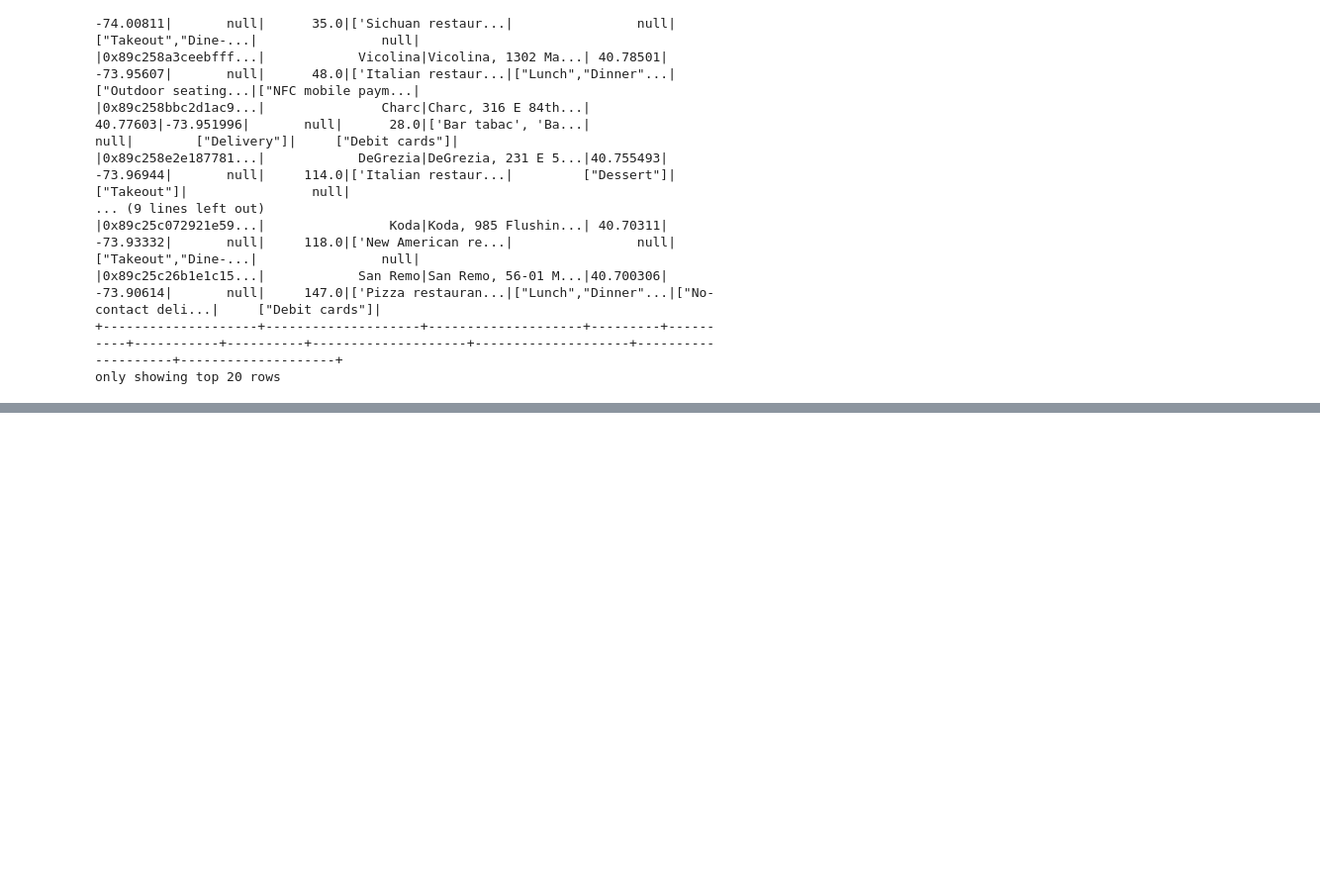
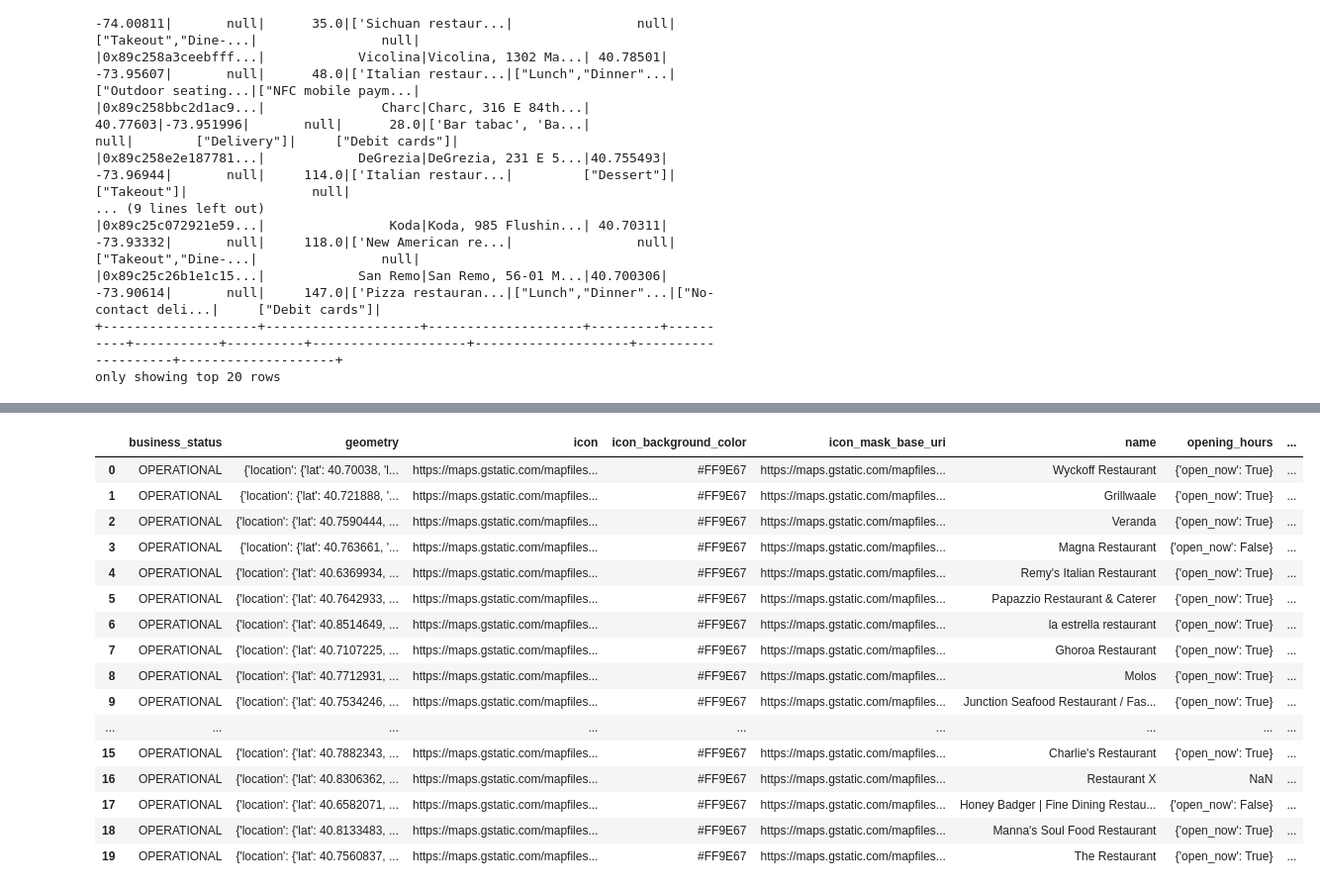
Before and after one commit to 18ezequiel/test-repo, a Jupyter notebook: arquitectura/ayuda.ipynb, the cells around one changed output, grey strips where cells are left out. Shown at 99% size. Cells and saved outputs as stored; diff of their text form; code cells hidden in the pictures; blank space fills up the shorter version.

```diff
--- a/arquitectura/ayuda.ipynb
+++ b/arquitectura/ayuda.ipynb
@@ -149,0 +306,48 @@ parquet
+# %%
+import requests
+import pandas as pd
+
+# Configura la URL base para la API de Google Places
+places_url = "https://maps.googleapis.com/maps/api/place/nearbysearch/json"
+
+# Configura los parámetros de la búsqueda
+params = {
+    "location": "40.69313,-73.57546", # coordenadas de Nueva York
+    "radius": 38224, # radio de búsqueda en metros
+    "type": "restaurant", # tipo de lugar a buscar
+    "region" : "NY",
+    "key": "AIzaSyB2v7bruAooTsZ1Xj_B022vn9I4F3SeDMQ", # clave de API de Google Maps
+    "fields": "name,geometry,types,place_id,user_ratings_total,url",
+    "keyword": "restaurant",
+}
+
+# Realiza la solicitud a la API de Places de Google Maps
+response = requests.get(places_url, params=params)
+
+# Procesa la respuesta de la API
+if response.status_code == 200:
+    # Si la respuesta es correcta, procesa la información
+    results = response.json()["results"]
+    #print(results)
+
+    df = pd.DataFrame(results)
+
+df
+# %% [output]
+|  | business_status | geometry | icon | icon_background_color | icon_mask_base_uri | name | opening_hours | ... |
+| 0 | OPERATIONAL | {'location': {'lat': 40.70038, 'l... | https://maps.gstatic.com/mapfiles... | #FF9E67 | https://maps.gstatic.com/mapfiles... | Wyckoff Restaurant | {'open_now': True} | ... |
+| 1 | OPERATIONAL | {'location': {'lat': 40.721888, '... | https://maps.gstatic.com/mapfiles... | #FF9E67 | https://maps.gstatic.com/mapfiles... | Grillwaale | {'open_now': True} | ... |
+| 2 | OPERATIONAL | {'location': {'lat': 40.7590444, ... | https://maps.gstatic.com/mapfiles... | #FF9E67 | https://maps.gstatic.com/mapfiles... | Veranda | {'open_now': True} | ... |
+| 3 | OPERATIONAL | {'location': {'lat': 40.763661, '... | https://maps.gstatic.com/mapfiles... | #FF9E67 | https://maps.gstatic.com/mapfiles... | Magna Restaurant | {'open_now': False} | ... |
+| 4 | OPERATIONAL | {'location': {'lat': 40.6369934, ... | https://maps.gstatic.com/mapfiles... | #FF9E67 | https://maps.gstatic.com/mapfiles... | Remy's Italian Restaurant | {'open_now': True} | ... |
+| 5 | OPERATIONAL | {'location': {'lat': 40.7642933, ... | https://maps.gstatic.com/mapfiles... | #FF9E67 | https://maps.gstatic.com/mapfiles... | Papazzio Restaurant & Caterer | {'open_now': True} | ... |
+| 6 | OPERATIONAL | {'location': {'lat': 40.8514649, ... | https://maps.gstatic.com/mapfiles... | #FF9E67 | https://maps.gstatic.com/mapfiles... | la estrella restaurant | {'open_now': True} | ... |
+| 7 | OPERATIONAL | {'location': {'lat': 40.7107225, ... | https://maps.gstatic.com/mapfiles... | #FF9E67 | https://maps.gstatic.com/mapfiles... | Ghoroa Restaurant | {'open_now': True} | ... |
+| 8 | OPERATIONAL | {'location': {'lat': 40.7712931, ... | https://maps.gstatic.com/mapfiles... | #FF9E67 | https://maps.gstatic.com/mapfiles... | Molos | {'open_now': True} | ... |
+| 9 | OPERATIONAL | {'location': {'lat': 40.7534246, ... | https://maps.gstatic.com/mapfiles... | #FF9E67 | https://maps.gstatic.com/mapfiles... | Junction Seafood Restaurant / Fas... | {'open_now': True} | ... |
+| ... | ... | ... | ... | ... | ... | ... | ... | ... |
+| 15 | OPERATIONAL | {'location': {'lat': 40.7882343, ... | https://maps.gstatic.com/mapfiles... | #FF9E67 | https://maps.gstatic.com/mapfiles... | Charlie's Restaurant | {'open_now': True} | ... |
+| 16 | OPERATIONAL | {'location': {'lat': 40.8306362, ... | https://maps.gstatic.com/mapfiles... | #FF9E67 | https://maps.gstatic.com/mapfiles... | Restaurant X | NaN | ... |
+| 17 | OPERATIONAL | {'location': {'lat': 40.6582071, ... | https://maps.gstatic.com/mapfiles... | #FF9E67 | https://maps.gstatic.com/mapfiles... | Honey Badger | Fine Dining Restau... | {'open_now': False} | ... |
+| 18 | OPERATIONAL | {'location': {'lat': 40.8133483, ... | https://maps.gstatic.com/mapfiles... | #FF9E67 | https://maps.gstatic.com/mapfiles... | Manna's Soul Food Restaurant | {'open_now': True} | ... |
+| 19 | OPERATIONAL | {'location': {'lat': 40.7560837, ... | https://maps.gstatic.com/mapfiles... | #FF9E67 | https://maps.gstatic.com/mapfiles... | The Restaurant | {'open_now': True} | ... |
```
Also changed, not shown: parts of 6 cells of this notebook.
